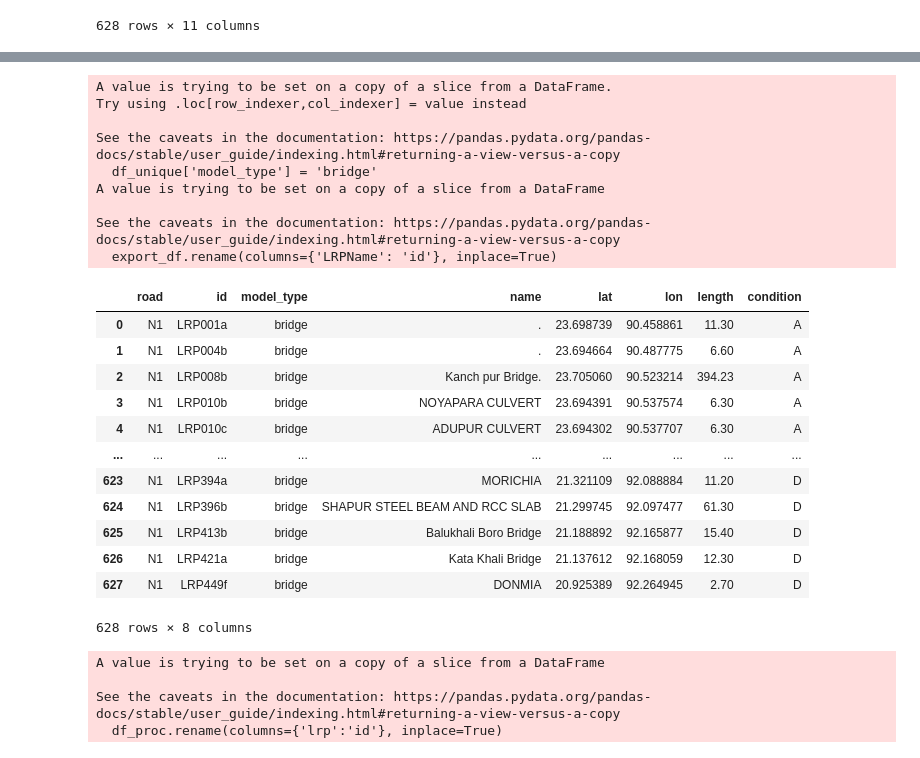
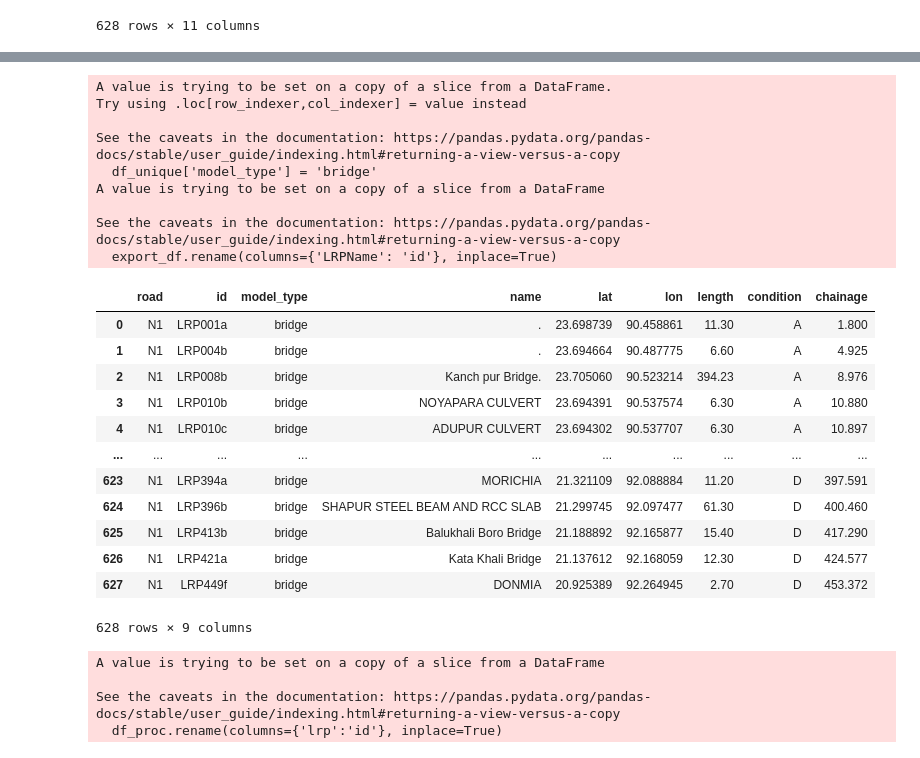
Before and after one commit to nielsvdd42/EPA133A-Advanced-Simulation-Group-1, a Jupyter notebook: EPA133a-G01-A2/model/data_cleaning2.ipynb, the cells around one changed output, grey strips where cells are left out. Cells and saved outputs as stored; diff of their text form; code cells hidden in the pictures.

```diff
--- a/EPA133a-G01-A2/model/data_cleaning2.ipynb
+++ b/EPA133a-G01-A2/model/data_cleaning2.ipynb
@@ -155,34 +161,34 @@ df_unique.loc[to_delete]
 # %%
 df_unique['model_type'] = 'bridge'
 
 
 
-export_df = df_unique[['road', 'LRPName', 'model_type', 'name', 'lat', 'lon','length', 'condition']]
+export_df = df_unique[['road', 'LRPName', 'model_type', 'name', 'lat', 'lon','length', 'condition', 'chainage']]
 export_df.rename(columns={'LRPName': 'id'}, inplace=True)
 export_df
 # %% [output]
 A value is trying to be set on a copy of a slice from a DataFrame.
 Try using .loc[row_indexer,col_indexer] = value instead
 
 See the caveats in the documentation: https://pandas.pydata.org/pandas-docs/stable/user_guide/indexing.html#returning-a-view-versus-a-copy
   df_unique['model_type'] = 'bridge'
 A value is trying to be set on a copy of a slice from a DataFrame
 
 See the caveats in the documentation: https://pandas.pydata.org/pandas-docs/stable/user_guide/indexing.html#returning-a-view-versus-a-copy
   export_df.rename(columns={'LRPName': 'id'}, inplace=True)
-|  | road | id | model_type | name | lat | lon | length | condition |
-| 0 | N1 | LRP001a | bridge | . | 23.698739 | 90.458861 | 11.30 | A |
-| 1 | N1 | LRP004b | bridge | . | 23.694664 | 90.487775 | 6.60 | A |
-| 2 | N1 | LRP008b | bridge | Kanch pur Bridge. | 23.705060 | 90.523214 | 394.23 | A |
-| 3 | N1 | LRP010b | bridge | NOYAPARA CULVERT | 23.694391 | 90.537574 | 6.30 | A |
-| 4 | N1 | LRP010c | bridge | ADUPUR CULVERT | 23.694302 | 90.537707 | 6.30 | A |
-| ... | ... | ... | ... | ... | ... | ... | ... | ... |
-| 623 | N1 | LRP394a | bridge | MORICHIA | 21.321109 | 92.088884 | 11.20 | D |
-| 624 | N1 | LRP396b | bridge | SHAPUR STEEL BEAM AND RCC SLAB | 21.299745 | 92.097477 | 61.30 | D |
-| 625 | N1 | LRP413b | bridge | Balukhali Boro Bridge | 21.188892 | 92.165877 | 15.40 | D |
-| 626 | N1 | LRP421a | bridge | Kata Khali Bridge | 21.137612 | 92.168059 | 12.30 | D |
-| 627 | N1 | LRP449f | bridge | DONMIA | 20.925389 | 92.264945 | 2.70 | D |
+|  | road | id | model_type | name | lat | lon | length | condition | chainage |
+| 0 | N1 | LRP001a | bridge | . | 23.698739 | 90.458861 | 11.30 | A | 1.800 |
+| 1 | N1 | LRP004b | bridge | . | 23.694664 | 90.487775 | 6.60 | A | 4.925 |
+| 2 | N1 | LRP008b | bridge | Kanch pur Bridge. | 23.705060 | 90.523214 | 394.23 | A | 8.976 |
+| 3 | N1 | LRP010b | bridge | NOYAPARA CULVERT | 23.694391 | 90.537574 | 6.30 | A | 10.880 |
+| 4 | N1 | LRP010c | bridge | ADUPUR CULVERT | 23.694302 | 90.537707 | 6.30 | A | 10.897 |
+| ... | ... | ... | ... | ... | ... | ... | ... | ... | ... |
+| 623 | N1 | LRP394a | bridge | MORICHIA | 21.321109 | 92.088884 | 11.20 | D | 397.591 |
+| 624 | N1 | LRP396b | bridge | SHAPUR STEEL BEAM AND RCC SLAB | 21.299745 | 92.097477 | 61.30 | D | 400.460 |
+| 625 | N1 | LRP413b | bridge | Balukhali Boro Bridge | 21.188892 | 92.165877 | 15.40 | D | 417.290 |
+| 626 | N1 | LRP421a | bridge | Kata Khali Bridge | 21.137612 | 92.168059 | 12.30 | D | 424.577 |
+| 627 | N1 | LRP449f | bridge | DONMIA | 20.925389 | 92.264945 | 2.70 | D | 453.372 |
-628 rows × 8 columns
+628 rows × 9 columns
 # %%
 df_proc['model_type'] = 'source'
 df_proc['length'] = 0
```
Also changed, not shown: parts of 14 cells of this notebook.
